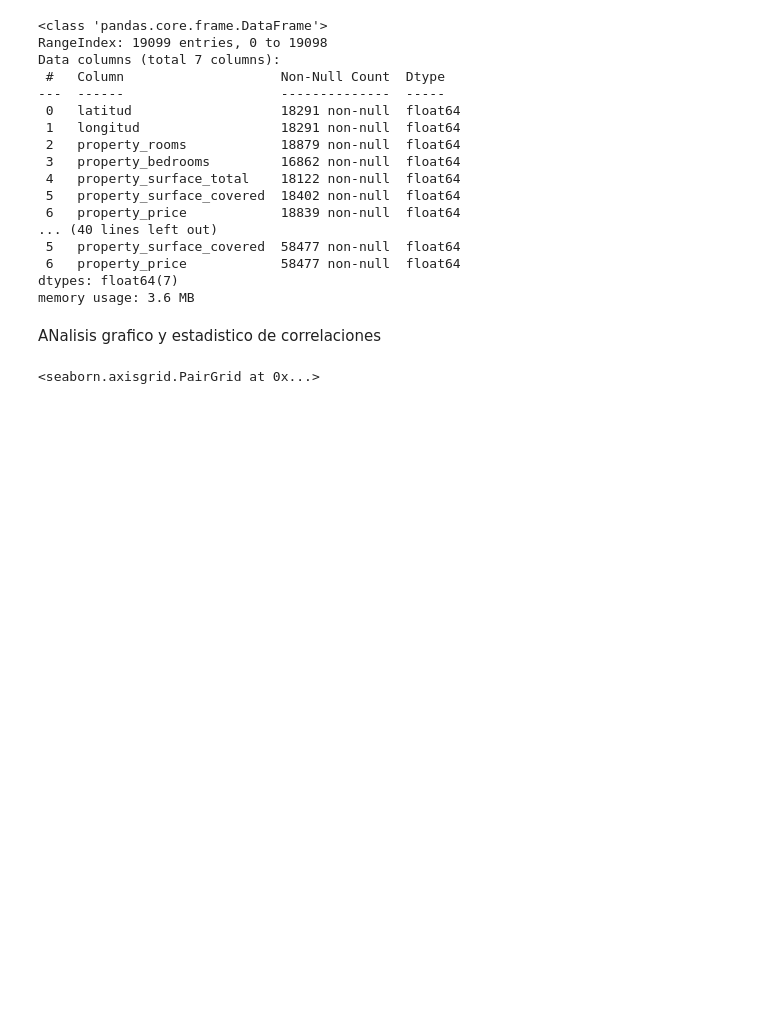
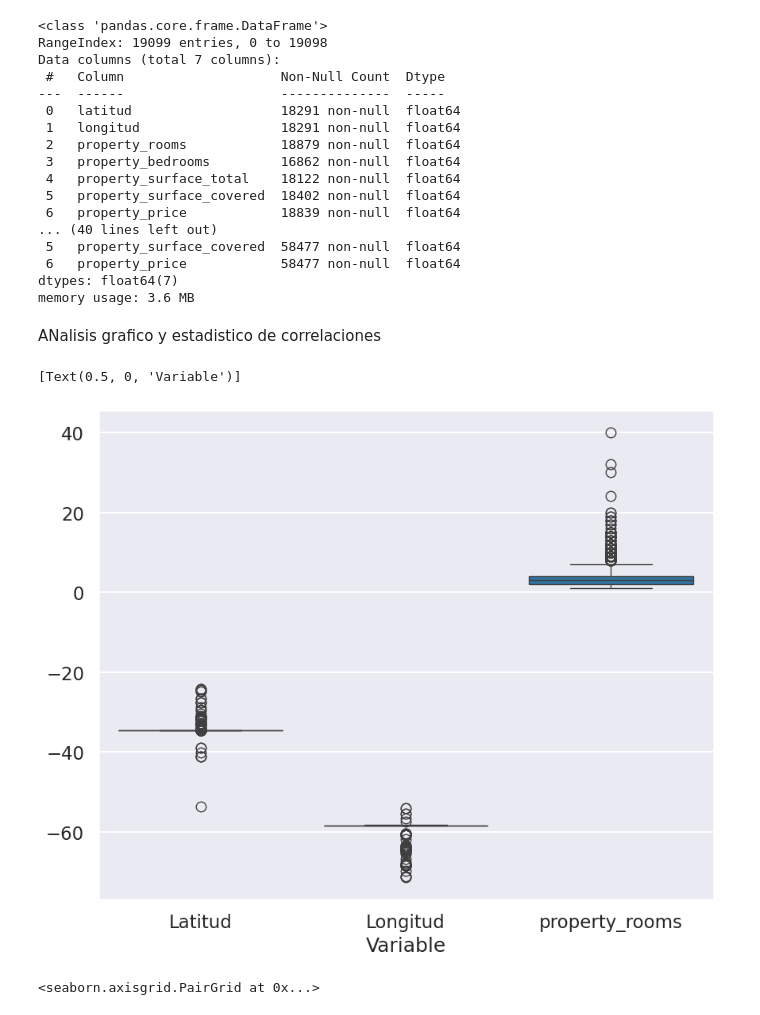
Before and after one commit to sttesta3/7506R-1C2024-GRUPO08, a Jupyter notebook: Regresion.ipynb, the cells around one changed output. Drawn from its saved outputs; the diff is of its cells as text; code cells hidden in the pictures; blank space fills up the shorter version.

```diff
--- a/Regresion.ipynb
+++ b/Regresion.ipynb
@@ -68,6 +68,24 @@ dtypes: float64(7)
 memory usage: 3.6 MB
 # %% [markdown]
 ANalisis grafico y estadistico de correlaciones
+# %%
+#Grafico Boxplot Conjunto
+sns.set_context('talk')
+sns.set_style("darkgrid")
+
+variables=[]
+valores=[]
+
+variables =['Latitud']*len(list(x_train_knn.latitud)) + ['Longitud']*len(list((x_train_knn.longitud ))) + ['property_rooms']*len(list(x_train_knn.property_rooms))
+
+valores=list(x_train_knn.latitud) + list(x_train_knn.longitud)+list(x_train_knn.property_rooms)
+
+plt.figure(figsize=(10,8))
+grafico=sns.boxplot(x=variables,y=valores)
+grafico.set(xlabel='Variable')
+# %% [output]
+[Text(0.5, 0, 'Variable')]
+[figure, added]
 # %%
 sns.pairplot(train_knn)
 # %% [output]
```
Also changed, not shown: parts of 1 cell of this notebook.
